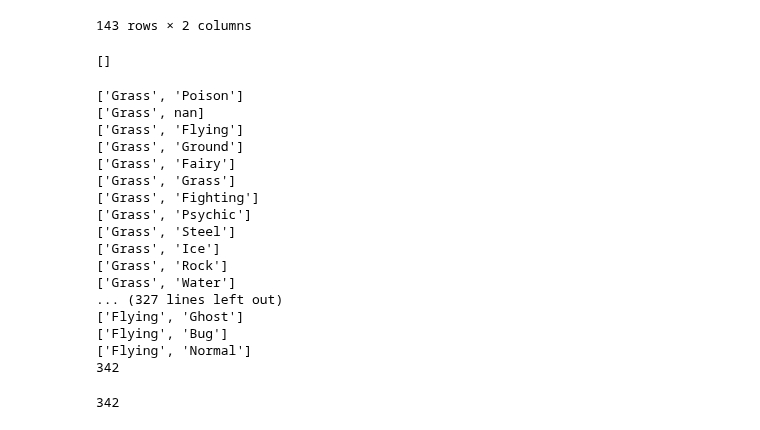
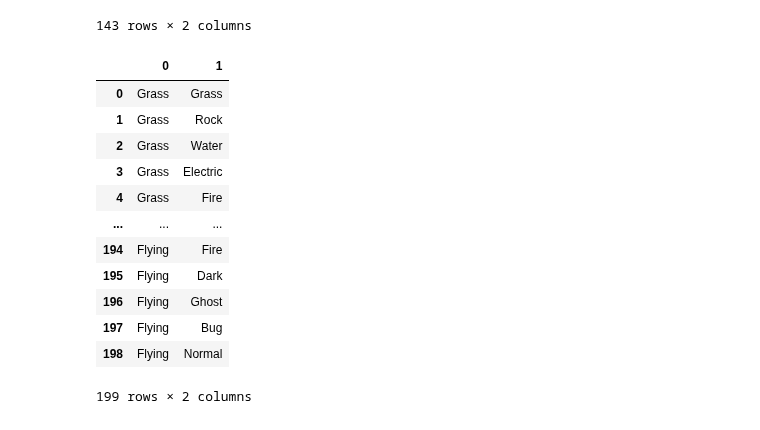
Before and after one commit to backtraxe/tutorials, a Jupyter notebook: pandas基础.ipynb, the cells around one changed output. Cells and saved outputs as stored; diff of their text form; code cells hidden in the pictures.

```diff
--- a/pandas基础.ipynb
+++ b/pandas基础.ipynb
@@ -958,39 +958,20 @@ df.drop_duplicates(['#'])[['Type 1', 'Type 2']].drop_duplicates()
 # %%
 # 尚未出现过的属性组合
 type1_sets = df.drop_duplicates(['#'])['Type 1'].unique()
 type2_sets = df.drop_duplicates(['#'])['Type 2'].unique()
-feature_sets = df.drop_duplicates(['#'])[['Type 1', 'Type 2']].drop_duplicates().values
-[[a, b] for a in type1_sets for b in type2_sets if [a, b] not in feature_sets]
+feature_sets = [list(x) for x in df.drop_duplicates(['#'])[['Type 1', 'Type 2']].drop_duplicates().values]
+pd.DataFrame([[a, b] for a in type1_sets for b in type2_sets if [a, b] not in feature_sets])
 # %% [output]
+|  | 0 | 1 |
+| 0 | Grass | Grass |
+| 1 | Grass | Rock |
+| 2 | Grass | Water |
+| 3 | Grass | Electric |
+| 4 | Grass | Fire |
+| ... | ... | ... |
+| 194 | Flying | Fire |
+| 195 | Flying | Dark |
+| 196 | Flying | Ghost |
+| 197 | Flying | Bug |
+| 198 | Flying | Normal |
-[]
+199 rows × 2 columns
-# %%
-i = 0
-for a in type1_sets:
-    for b in type2_sets:
-        print([a, b])
-        i += 1
-        if [a, b] not in feature_sets:
-            print(a, b)
-print(i)
-# %% [output]
-['Grass', 'Poison']
-['Grass', nan]
-['Grass', 'Flying']
-['Grass', 'Ground']
-['Grass', 'Fairy']
-['Grass', 'Grass']
-['Grass', 'Fighting']
-['Grass', 'Psychic']
-['Grass', 'Steel']
-['Grass', 'Ice']
-['Grass', 'Rock']
-['Grass', 'Water']
-... (327 lines left out)
-['Flying', 'Ghost']
-['Flying', 'Bug']
-['Flying', 'Normal']
-342
-# %%
-18 * 19
-# %% [output]
-342
```
Also changed, not shown: parts of 11 cells of this notebook.
